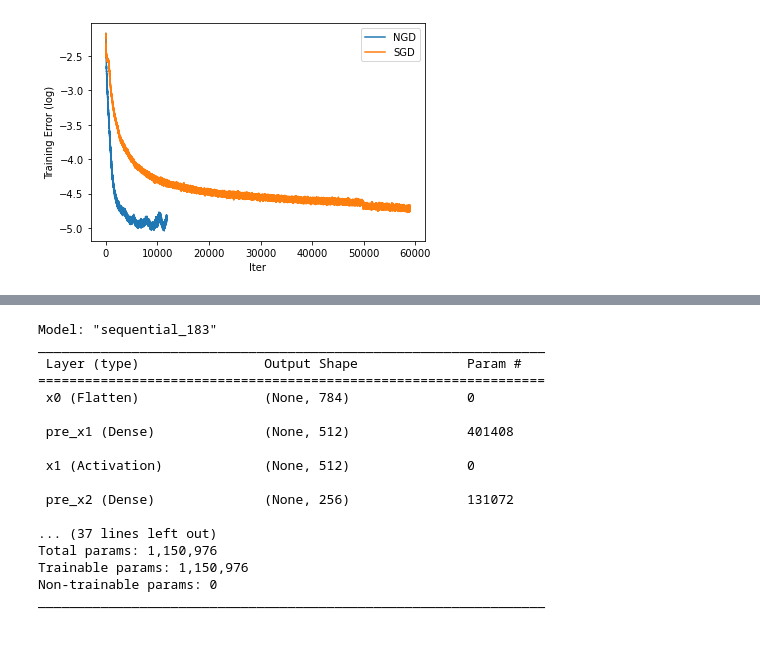
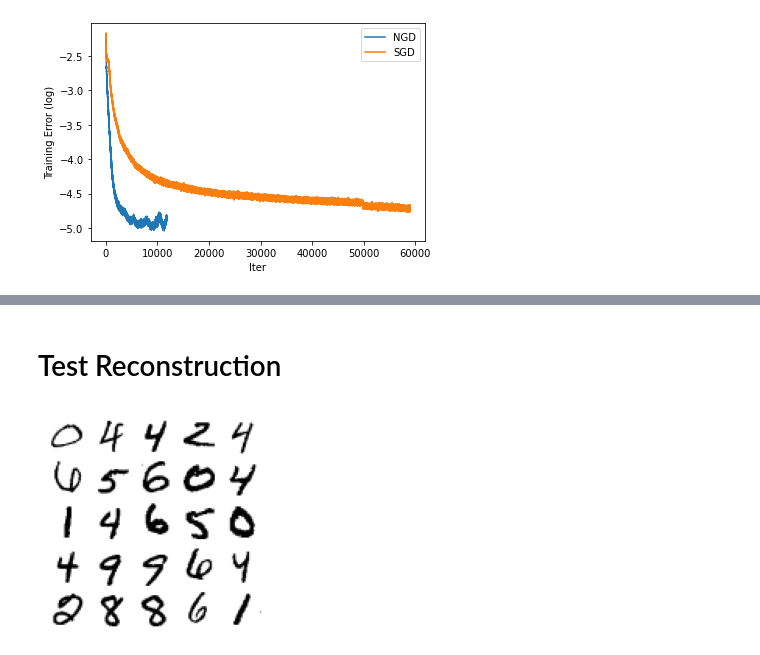
Before and after one commit to xuan-li/273A-Project, a Jupyter notebook: NGD.ipynb, the cells around one changed output, grey strips where cells are left out. Cells and saved outputs as stored; diff of their text form; code cells hidden in the pictures.

```diff
--- a/NGD.ipynb
+++ b/NGD.ipynb
@@ -210,20 +175,20 @@ net1.training_error[59*110]
-# %%
-net1.summary()
-# %% [output]
-Model: "sequential_183"
-_________________________________________________________________
- Layer (type)                Output Shape              Param #
-=================================================================
- x0 (Flatten)                (None, 784)               0
-
- pre_x1 (Dense)              (None, 512)               401408
-
- x1 (Activation)             (None, 512)               0
-
- pre_x2 (Dense)              (None, 256)               131072
-
-... (37 lines left out)
-Total params: 1,150,976
-Trainable params: 1,150,976
-Non-trainable params: 0
-_________________________________________________________________
+# %% [markdown]
+# Test Reconstruction
+# %%
+test_dataset = tf.data.Dataset.from_tensor_slices(x_test)
+test_dataset = test_dataset.shuffle(10000).batch(25)
+# %%
+for data in test_dataset.take(1):  # only take first element of dataset
+    test_data = data.numpy()
+# %%
+def image_grid(x, size=5):
+    t = tf.unstack(x[:size * size], num=size*size, axis=0)
+    rows = [tf.concat(t[i*size:(i+1)*size], axis=0) for i in range(size)]
+    image = tf.concat(rows, axis=1)
+    return 1- image
+# %%
+plt.imshow(image_grid(test_data),  cmap='gray', vmin=0, vmax=1)
+plt.axis('off')
+plt.savefig("test_data.png", dpi=600, bbox_inches="tight")
+# %% [output]
+[figure, added]
```
Also changed, not shown: parts of 10 cells of this notebook.
